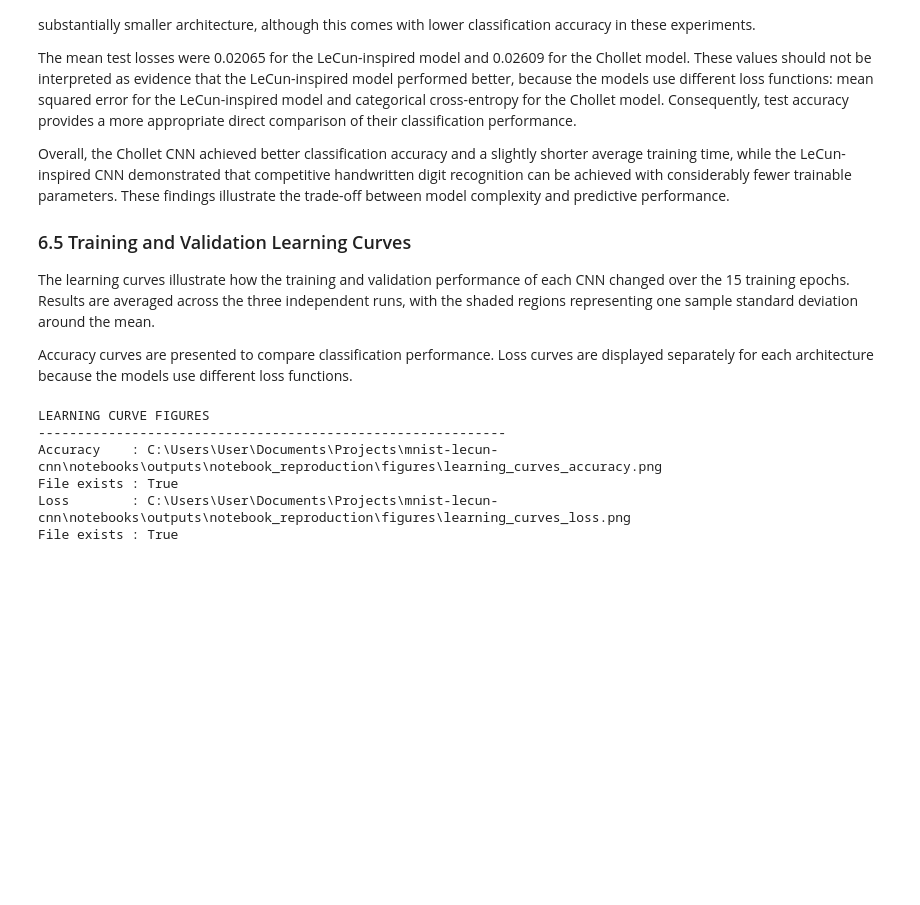
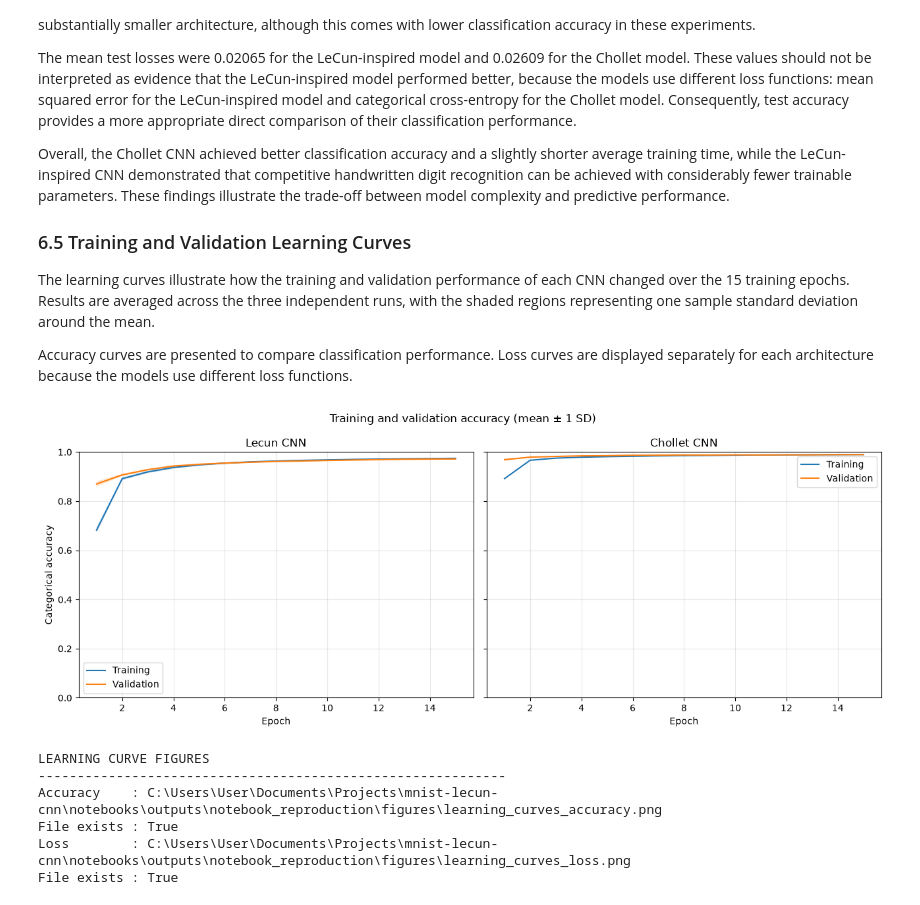
Before and after one commit to CyrilCele/mnist-lecun-cnn, a Jupyter notebook: notebooks/mnist_cnn_comparison.ipynb, the cells around one changed output. Drawn from its saved outputs; the diff is of its cells as text; code cells hidden in the pictures; blank space fills up the shorter version.

```diff
--- a/notebooks/mnist_cnn_comparison.ipynb
+++ b/notebooks/mnist_cnn_comparison.ipynb
@@ -843,21 +844,23 @@ Accuracy curves are presented to compare classification performance. Loss curves
 # %%
 aggregated_histories = aggregate_histories(analysis_inputs)
 
 figure_dir = notebook_output_dir / "figures"
 figure_dir.mkdir(parents=True, exist_ok=True)
 
 learning_curve_paths = plot_learning_curve(
     aggregated_histories,
     figure_dir,
+    show=True,
 )
 
 print("LEARNING CURVE FIGURES")
 print("-" * 60)
 
 for figure_name, figure_path in learning_curve_paths.items():
     print(f"{figure_name.capitalize():<12}: {figure_path.resolve()}")
     print(f"{'File exists':<12}: {figure_path.exists()}")
 # %% [output]
+[figure, added]
 LEARNING CURVE FIGURES
 ------------------------------------------------------------
 Accuracy    : C:\Users\User\Documents\Projects\mnist-lecun-cnn\notebooks\outputs\notebook_reproduction\figures\learning_curves_accuracy.png
```
Also changed, not shown: parts of 3 cells of this notebook, 1 other file.
